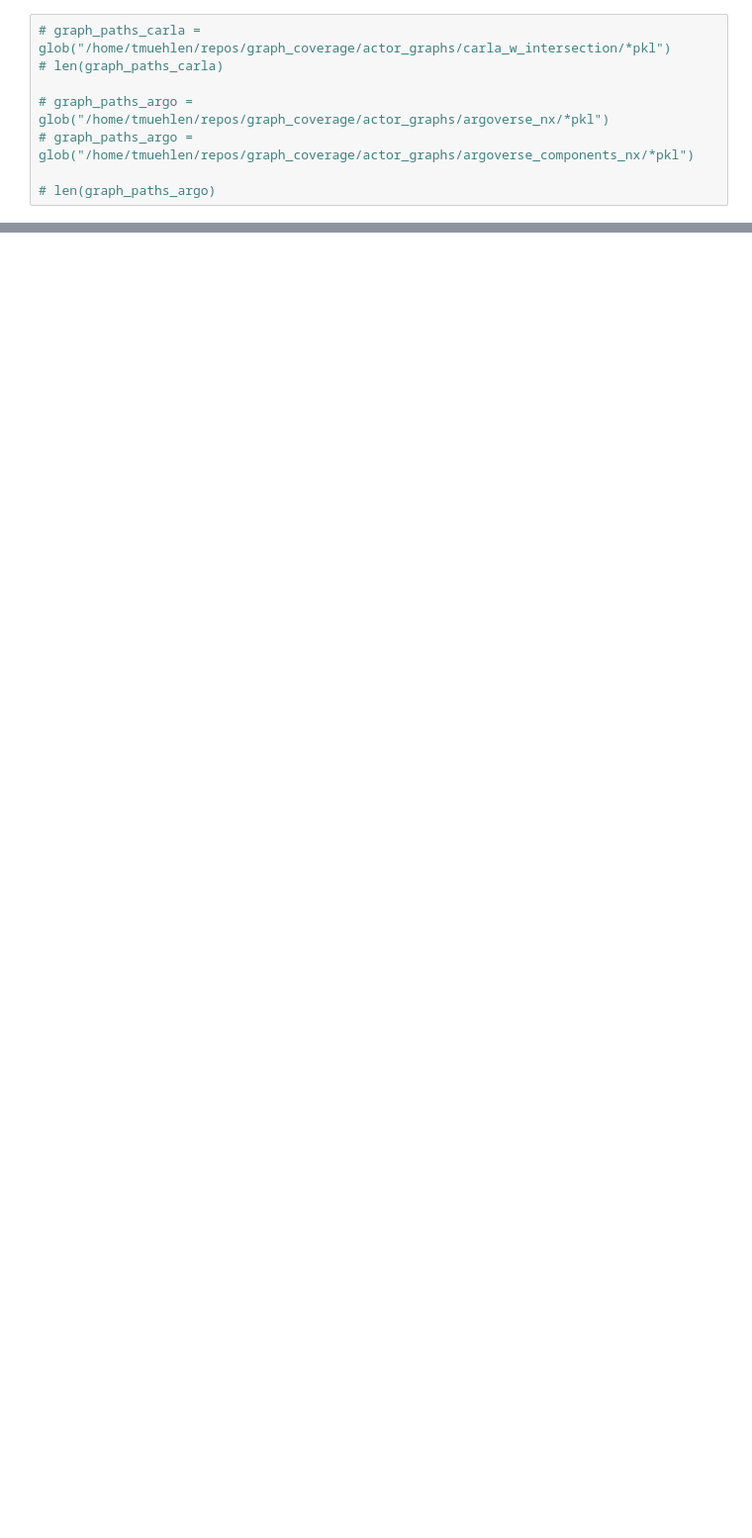
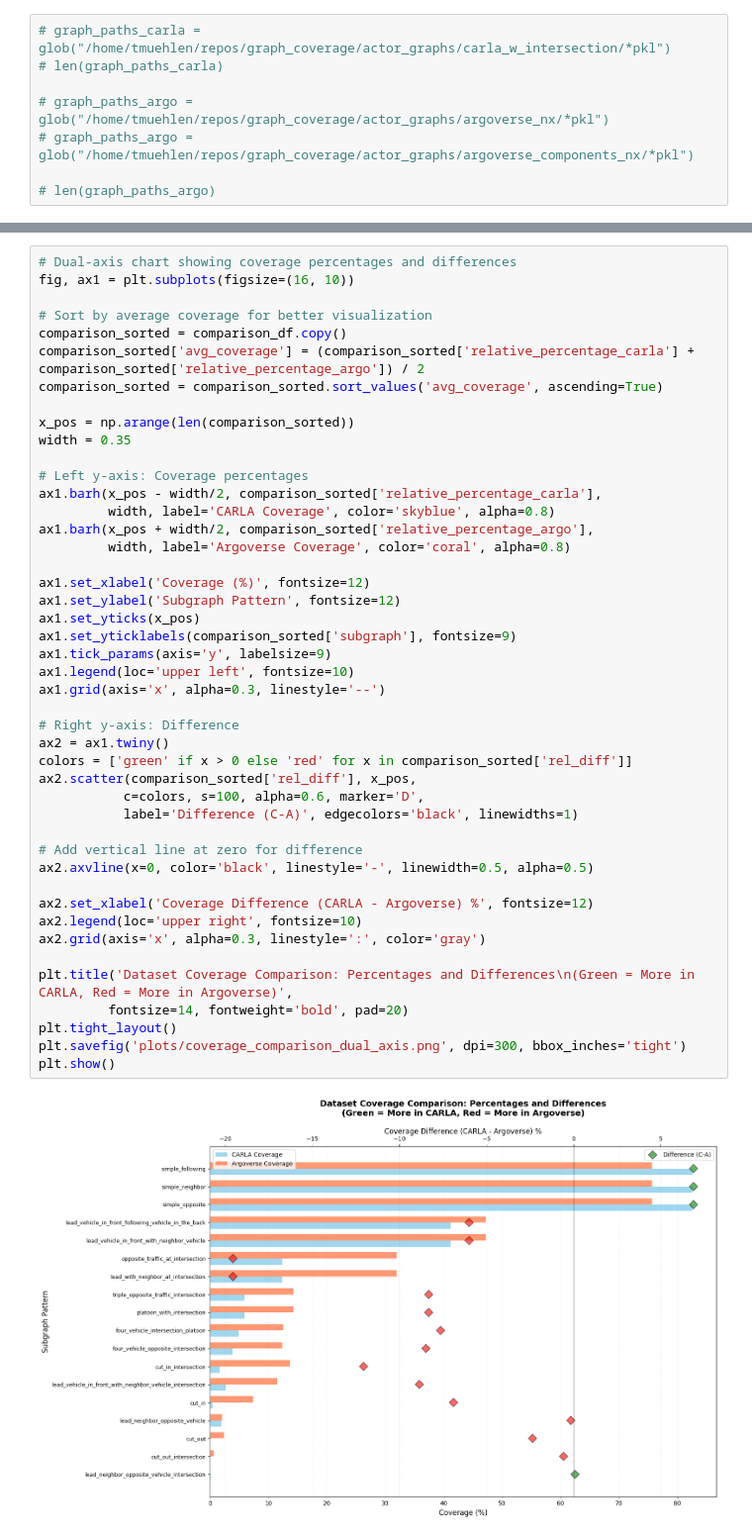
Before and after one commit to tmuehlen80/graph_coverage, a Jupyter notebook: Notebooks/carla/subgraph_isomorphism.ipynb, the cells around one changed output, grey strips where cells are left out. Shown at 99% size. Saved outputs shown, nothing was run; the diff lists cells and outputs as text; blank space fills up the shorter version.

```diff
--- a/Notebooks/carla/subgraph_isomorphism.ipynb
+++ b/Notebooks/carla/subgraph_isomorphism.ipynb
@@ -395,0 +301,47 @@ plt.show()
+# %%
+# Dual-axis chart showing coverage percentages and differences
+fig, ax1 = plt.subplots(figsize=(16, 10))
+
+# Sort by average coverage for better visualization
+comparison_sorted = comparison_df.copy()
+comparison_sorted['avg_coverage'] = (comparison_sorted['relative_percentage_carla'] + comparison_sorted['relative_percentage_argo']) / 2
+comparison_sorted = comparison_sorted.sort_values('avg_coverage', ascending=True)
+
+x_pos = np.arange(len(comparison_sorted))
+width = 0.35
+
+# Left y-axis: Coverage percentages
+ax1.barh(x_pos - width/2, comparison_sorted['relative_percentage_carla'],
+         width, label='CARLA Coverage', color='skyblue', alpha=0.8)
+ax1.barh(x_pos + width/2, comparison_sorted['relative_percentage_argo'],
+         width, label='Argoverse Coverage', color='coral', alpha=0.8)
+
+ax1.set_xlabel('Coverage (%)', fontsize=12)
+ax1.set_ylabel('Subgraph Pattern', fontsize=12)
+ax1.set_yticks(x_pos)
+ax1.set_yticklabels(comparison_sorted['subgraph'], fontsize=9)
+ax1.tick_params(axis='y', labelsize=9)
+ax1.legend(loc='upper left', fontsize=10)
+ax1.grid(axis='x', alpha=0.3, linestyle='--')
+
+# Right y-axis: Difference
+ax2 = ax1.twiny()
+colors = ['green' if x > 0 else 'red' for x in comparison_sorted['rel_diff']]
+ax2.scatter(comparison_sorted['rel_diff'], x_pos,
+           c=colors, s=100, alpha=0.6, marker='D',
+           label='Difference (C-A)', edgecolors='black', linewidths=1)
+
+# Add vertical line at zero for difference
+ax2.axvline(x=0, color='black', linestyle='-', linewidth=0.5, alpha=0.5)
+
+ax2.set_xlabel('Coverage Difference (CARLA - Argoverse) %', fontsize=12)
+ax2.legend(loc='upper right', fontsize=10)
+ax2.grid(axis='x', alpha=0.3, linestyle=':', color='gray')
+
+plt.title('Dataset Coverage Comparison: Percentages and Differences\n(Green = More in CARLA, Red = More in Argoverse)',
+         fontsize=14, fontweight='bold', pad=20)
+plt.tight_layout()
+plt.savefig('plots/coverage_comparison_dual_axis.png', dpi=300, bbox_inches='tight')
+plt.show()
+# %% [output]
+[figure, added]
```
Also changed, not shown: parts of 44 cells of this notebook, 4 other files.
